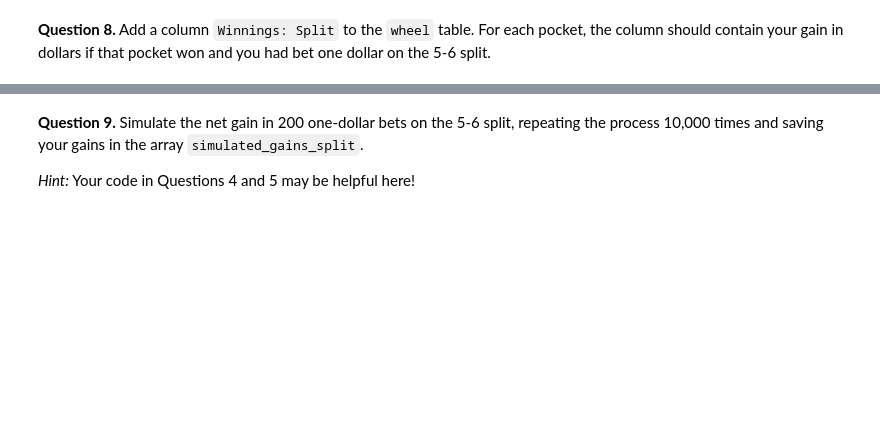
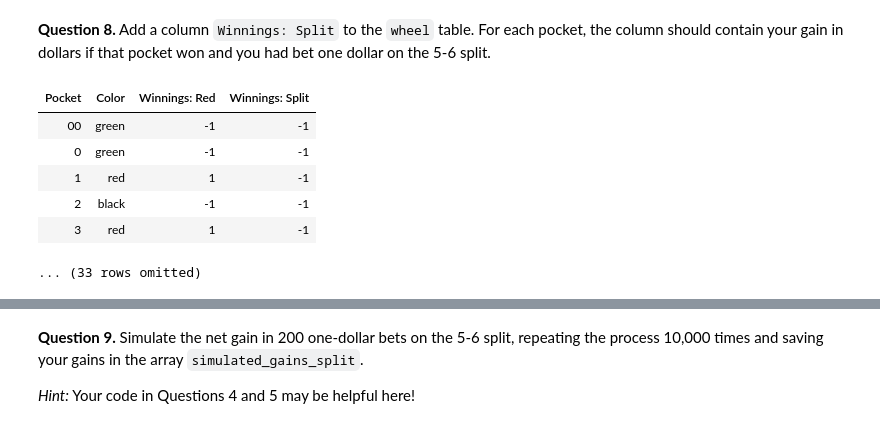
Before and after one commit to Jadenwill172/Intro-to-Data-Analytics, a Jupyter notebook: hw06/hw06.ipynb, the cells around one changed output, grey strips where cells are left out. Saved outputs shown, nothing was run; the diff lists cells and outputs as text; code cells hidden in the pictures; blank space fills up the shorter version.

```diff
--- a/hw06/hw06.ipynb
+++ b/hw06/hw06.ipynb
@@ -246,8 +236,16 @@ print(dollar_bet_on_split('23'))
 # %% [markdown]
 **Question 8.** Add a column `Winnings: Split` to the `wheel` table. For each pocket, the column should contain your gain in dollars if that pocket won and you had bet one dollar on the 5-6 split.
 # %%
-split_winnings = ...
-wheel = ...
+split_winnings = np.array([dollar_bet_on_red(x) for x in wheel['Pocket']])
+wheel = wheel.append_column('Winnings: Split', split_winnings)
 wheel.show(5) # Do not change this line.
+# %% [output]
+| Pocket | Color | Winnings: Red | Winnings: Split |
+| 00 | green | -1 | -1 |
+| 0 | green | -1 | -1 |
+| 1 | red | 1 | -1 |
+| 2 | black | -1 | -1 |
+| 3 | red | 1 | -1 |
+... (33 rows omitted)
 # %%
 grader.check("q1_8")
```
Also changed, not shown: parts of 56 cells of this notebook, 1 other file.
